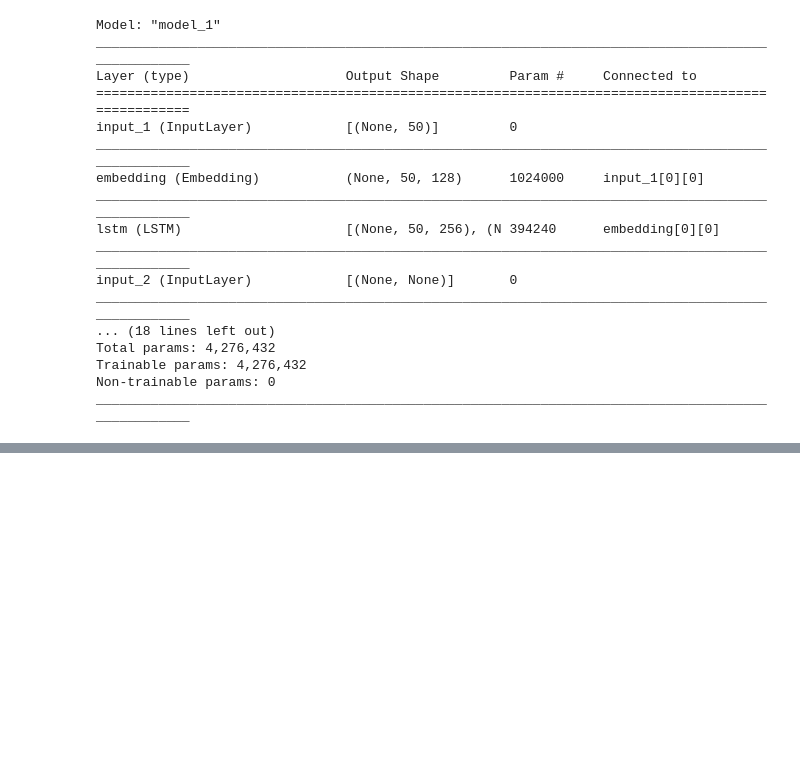
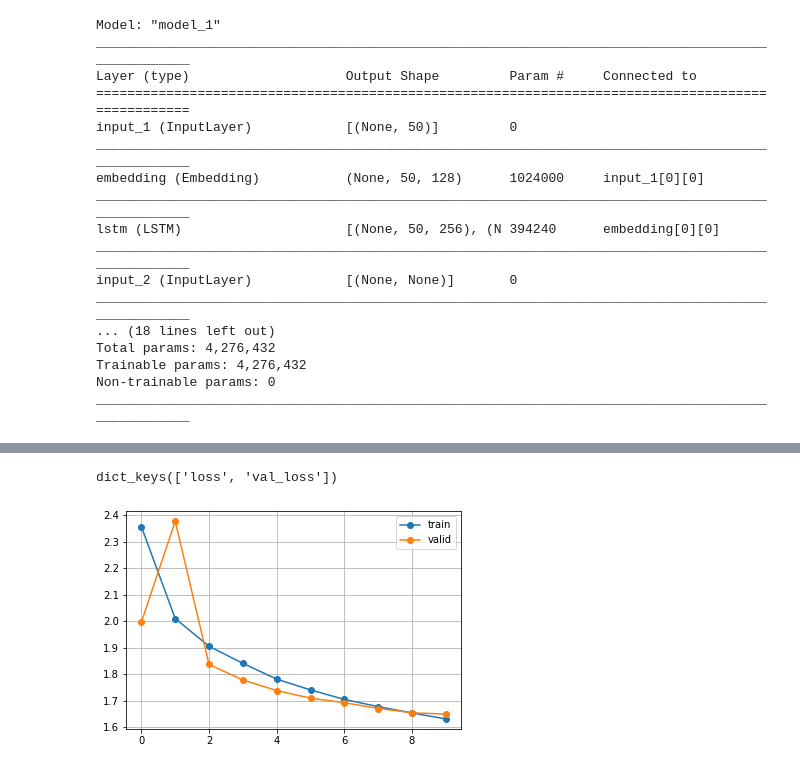
Before and after one commit to sam351/TIL2021, a Jupyter notebook: wikidocs-nlp-deeplearning/19-01_Text-Summarization-with-Attention.ipynb, the cells around one changed output, grey strips where cells are left out. Drawn from its saved outputs; the diff is of its cells as text; code cells hidden in the pictures; blank space fills up the shorter version.

Commit message:
Modify 19-01_Text-Summarization-with-Attention.ipynb
- Modify 2. seq2seq + attention 요약 모델 설계 및 훈련
            (Build & Train the model)
  - Compile & Train the model
  - Visualize train history

```diff
--- a/wikidocs-nlp-deeplearning/19-01_Text-Summarization-with-Attention.ipynb
+++ b/wikidocs-nlp-deeplearning/19-01_Text-Summarization-with-Attention.ipynb
@@ -506,3 +507,12 @@ Total params: 4,276,432
 Trainable params: 4,276,432
 Non-trainable params: 0
 __________________________________________________________________________________________________
+# %%
+%%time
+
+# compile & train the model
+model.compile(optimizer='rmsprop', loss='sparse_categorical_crossentropy')
+
+es = EarlyStopping(monitor='val_loss', patience=2, verbose=1, mode='min')
+history = model.fit(x=[encoder_input_train, decoder_input_train], y=decoder_target_train, batch_size=256, epochs=10,
+                    callbacks=[es], validation_data=([encoder_input_valid, decoder_input_valid], decoder_target_valid))
@@ -508,0 +537,11 @@ ________________________________________________________________________________
+# %%
+# visualize train history
+print(history.history.keys())
+plt.plot(history.history['loss'], '-o', label='train')
+plt.plot(history.history['val_loss'], '-o', label='valid')
+plt.legend()
+plt.grid()
+plt.show()
+# %% [output]
+dict_keys(['loss', 'val_loss'])
+[figure, added]
```
Also changed, not shown: parts of 5 cells of this notebook.
